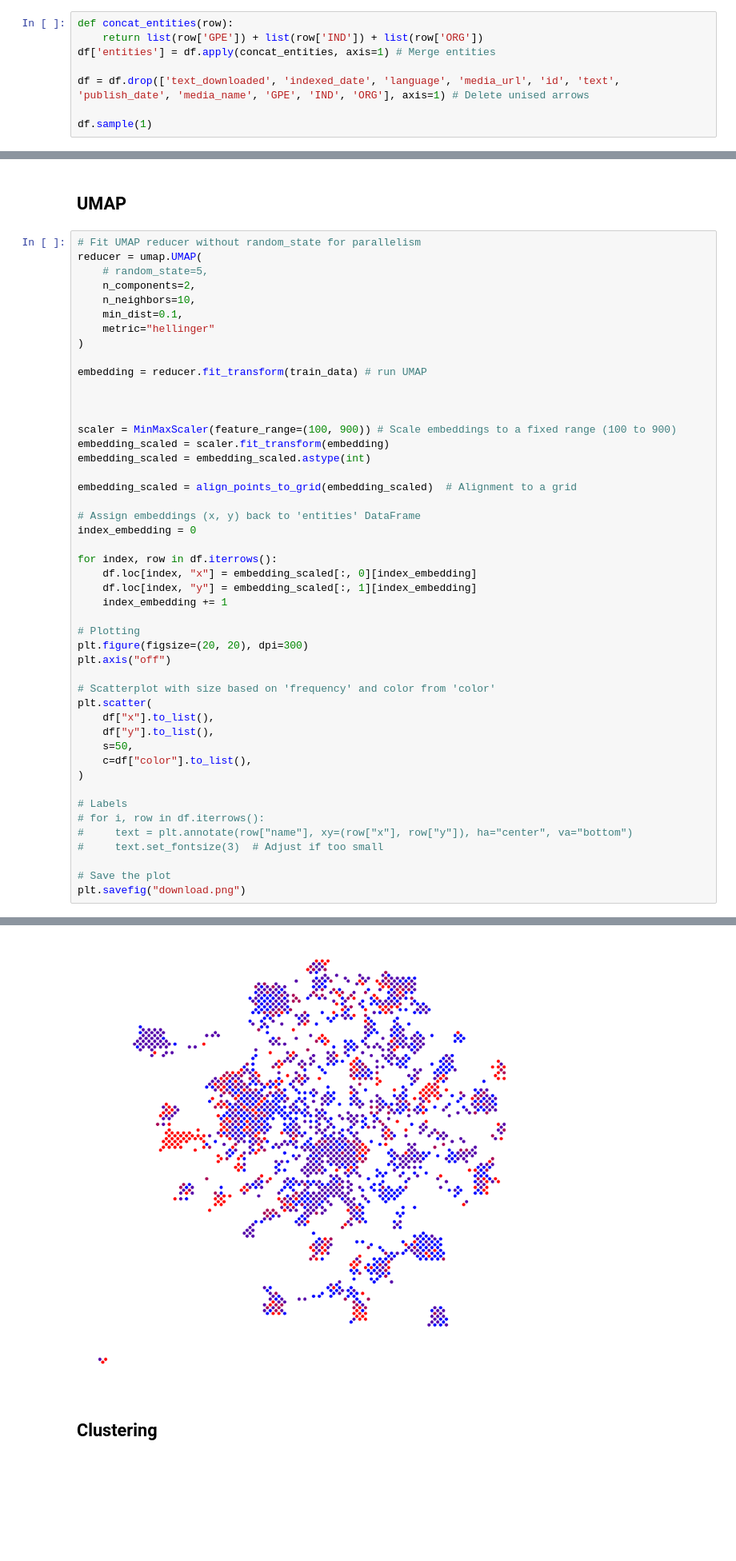
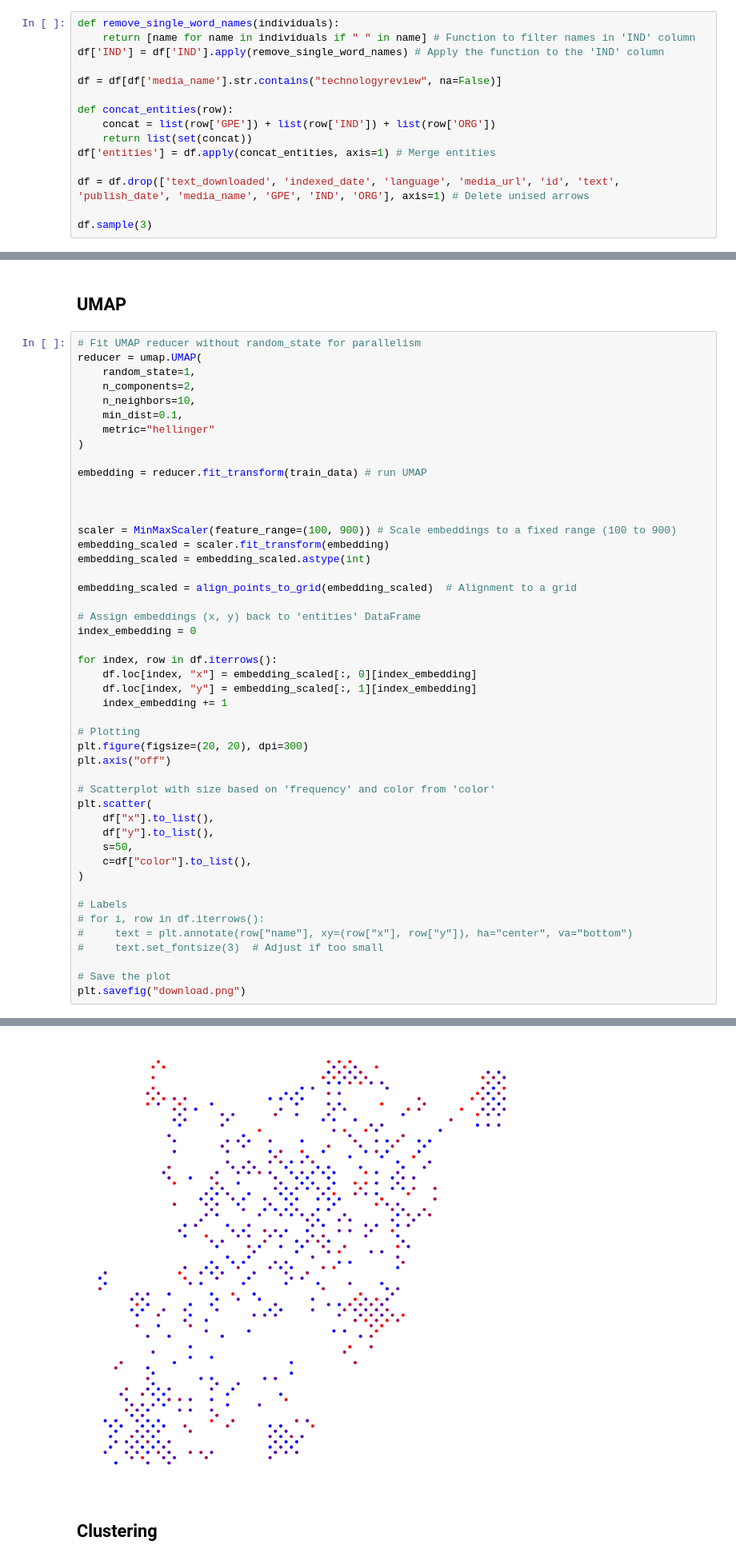
Before and after one commit to AlbaTaboada/Edgelands, a Jupyter notebook: analysis.ipynb, the cells around one changed output, grey strips where cells are left out. Shown at 80% size. Drawn from its saved outputs; the diff is of its cells as text; blank space fills up the shorter version.

```diff
--- a/analysis.ipynb
+++ b/analysis.ipynb
@@ -47,12 +47,19 @@ df.sample(1)
 # %% [markdown]
 ### Clean Data
 # %%
+def remove_single_word_names(individuals):
+    return [name for name in individuals if " " in name] # Function to filter names in 'IND' column
+df['IND'] = df['IND'].apply(remove_single_word_names) # Apply the function to the 'IND' column
+
+df = df[df['media_name'].str.contains("technologyreview", na=False)]
+
 def concat_entities(row):
-    return list(row['GPE']) + list(row['IND']) + list(row['ORG'])
+    concat = list(row['GPE']) + list(row['IND']) + list(row['ORG'])
+    return list(set(concat))
 df['entities'] = df.apply(concat_entities, axis=1) # Merge entities
 
 df = df.drop(['text_downloaded', 'indexed_date', 'language', 'media_url', 'id', 'text', 'publish_date', 'media_name', 'GPE', 'IND', 'ORG'], axis=1) # Delete unised arrows
 
-df.sample(1)
+df.sample(3)
 # %% [output]
 |  | title | url | year | entities |
@@ -105,7 +114,7 @@ train_data = tfidf.transform(X)
 # %%
 # Fit UMAP reducer without random_state for parallelism
 reducer = umap.UMAP(
-    # random_state=5,
+    random_state=1,
     n_components=2,
     n_neighbors=10,
     min_dist=0.1,
@@ -157,4 +162,4 @@ Use umap.utils.disconnected_vertices() to identify them.
-[figure, old version]
+[figure, new version]
 # %% [markdown]
 ## Clustering
 # %%
```
Also changed, not shown: parts of 7 cells of this notebook, 2 other files.
